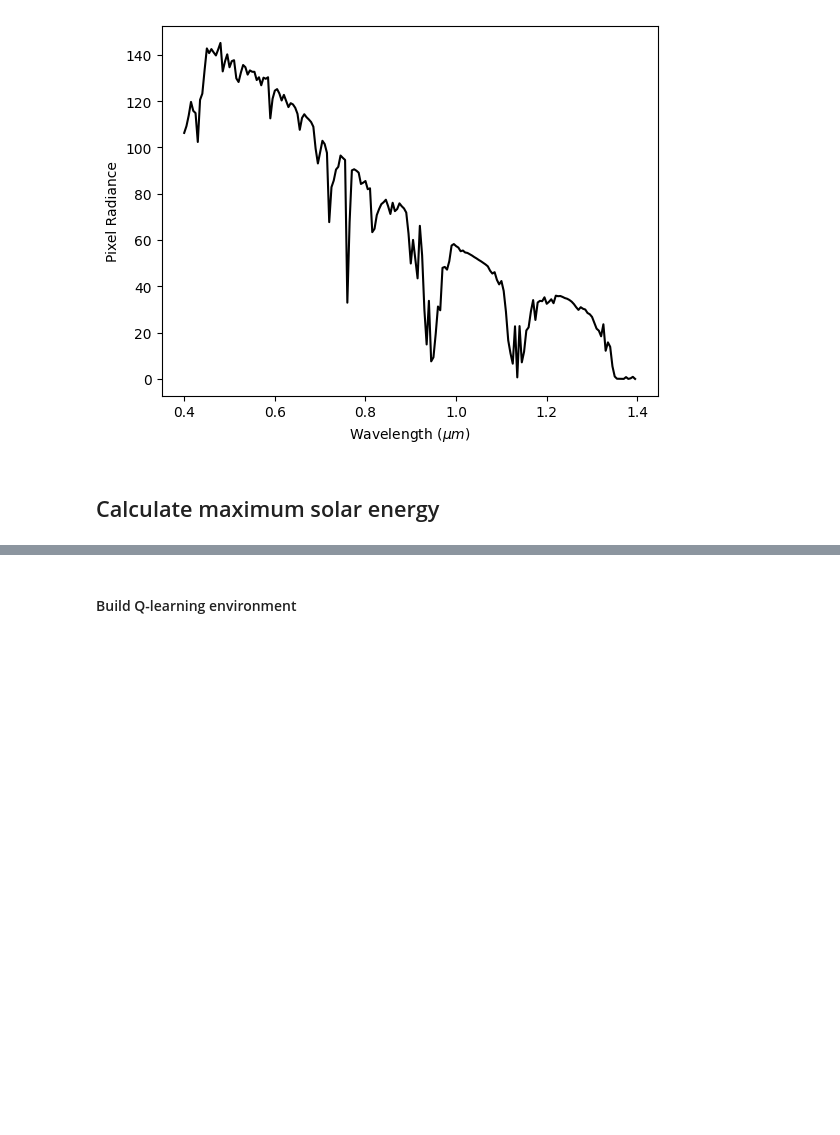
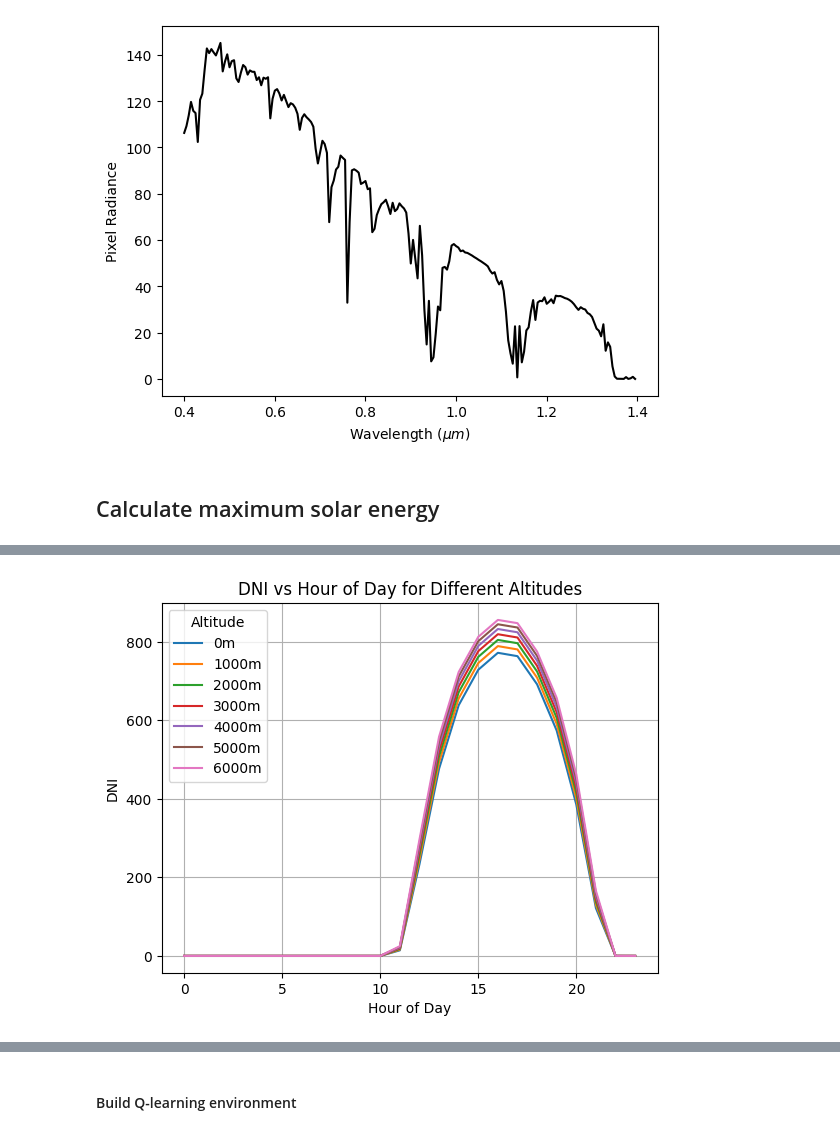
Before and after one commit to aerology-ai/uav-carbon-removal, a Jupyter notebook: solar_irradiance.ipynb, the cells around one changed output, grey strips where cells are left out. Saved outputs shown, nothing was run; the diff lists cells and outputs as text; code cells hidden in the pictures; blank space fills up the shorter version.

```diff
--- a/solar_irradiance.ipynb
+++ b/solar_irradiance.ipynb
@@ -107,6 +119,7 @@ Processing 60, -21...
 # %%
-def get_solar_irradiance(latitude, longitude, altitude, dthz):
+def est_dni_from_py6s(latitude, longitude, altitude, dthz):
     s = SixS()
+
     datetime_str = dthz.strftime('%Y-%m-%dT%H:%M:%S')
     s.atmos_profile = AtmosProfile.FromLatitudeAndDate(latitude, datetime_str)
     s.altitudes.set_target_custom_altitude(altitude / 1000)
@@ -115,16 +128,11 @@ def get_solar_irradiance(latitude, longitude, altitude, dthz):
     s.geometry.from_time_and_location(latitude, longitude, datetime_str, 0, 0)
 
     if s.geometry.solar_z > 90:
-        logging.info(f"Sun is below the horizon at {dthz}")
-        return (0, 0, 0, 0, 0)
+        logging.debug(f"Sun is below the horizon at {dthz}")
+        return 0
 
     s.run()
 
-    ghi = s.outputs.direct_solar_irradiance + s.outputs.diffuse_solar_irradiance
-    dni = ghi / math.cos(math.radians(s.outputs.solar_z))
+    dni = s.outputs.direct_solar_irradiance / math.cos(math.radians(s.outputs.solar_z))
 
-    return (dni,
-            ghi,
-            s.outputs.diffuse_solar_irradiance,
-            s.outputs.direct_solar_irradiance,
-            s.outputs.environmental_irradiance)
+    return dni
@@ -182,0 +139,31 @@ df
+# %%
+lat = 42
+lon = -70
+dtz = datetime(2023, 3, 20, 0, 30, tzinfo=pytz.utc)
+
+# Create a DataFrame to store irradiance data for all hours and altitudes
+columns = ['Hour', 'Altitude', 'DNI']
+rad_by_hour_and_alt = []
+
+# Loop over altitudes from 0m to 6000m, in steps of 1000m
+for alt in range(0, 7000, 1000):
+    for hour in range(24):
+        dthz = dtz + timedelta(hours=hour)
+        irradiance = est_dni_from_py6s(lat, lon, alt, dthz)
+        rad_by_hour_and_alt.append({'Hour': hour, 'Altitude': alt, 'DNI': irradiance[0]})
+
+df = pd.DataFrame(rad_by_hour_and_alt)
+df.to_csv('/Users/timothydonohue/Downloads/solar_irradiance_ts.csv')
+
+# Plotting
+for altitude in range(0, 7000, 1000):
+    subset = df[df['Altitude'] == altitude]
+    plt.plot(subset['Hour'], subset['DNI'], label=f'{altitude}m')
+
+plt.xlabel('Hour of Day')
+plt.ylabel('DNI')
+plt.title('DNI vs Hour of Day for Different Altitudes')
+plt.legend(title='Altitude')
+plt.grid(True)
+plt.show()
+# %% [output]
@@ -182,0 +187 @@ df
+[figure, added]
```
Also changed, not shown: parts of 7 cells of this notebook.
